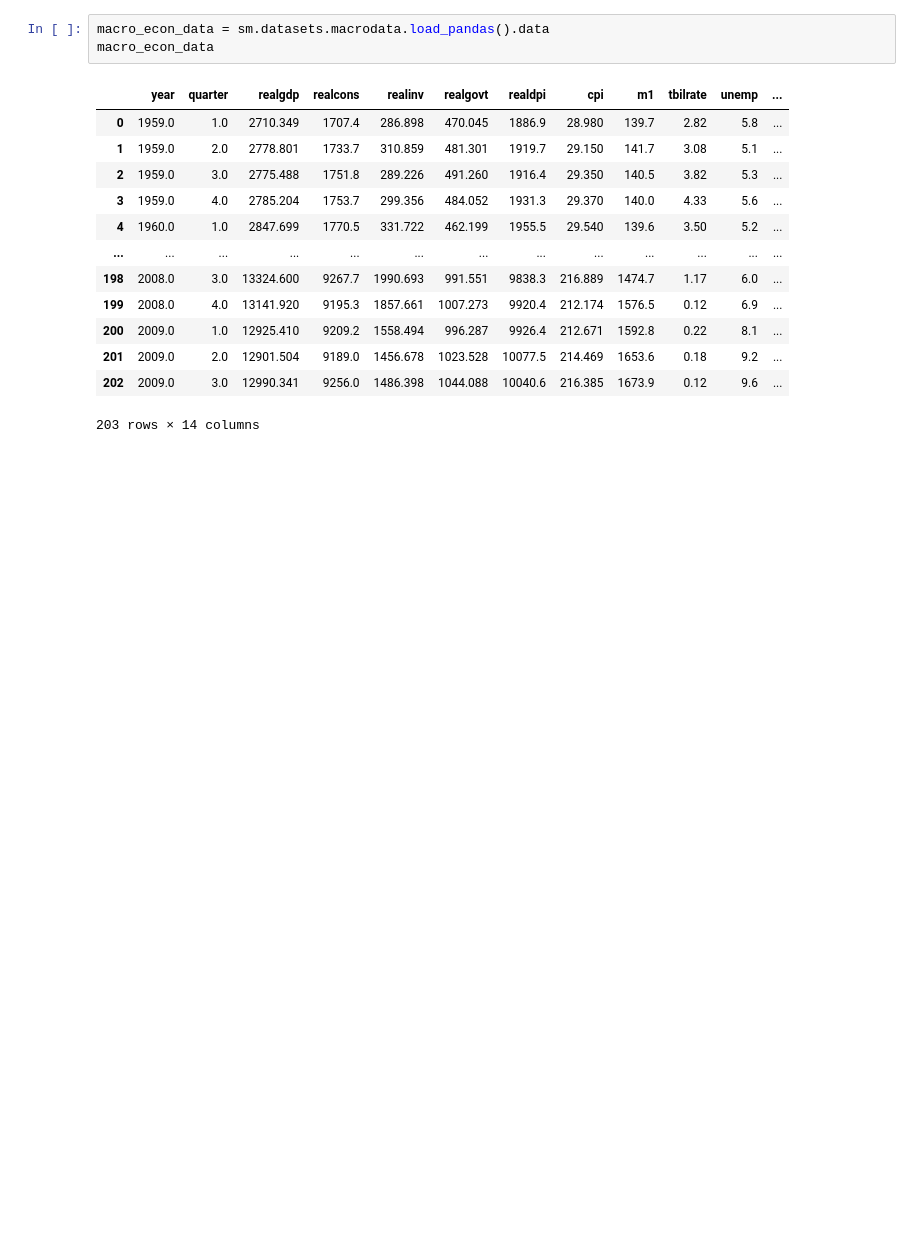
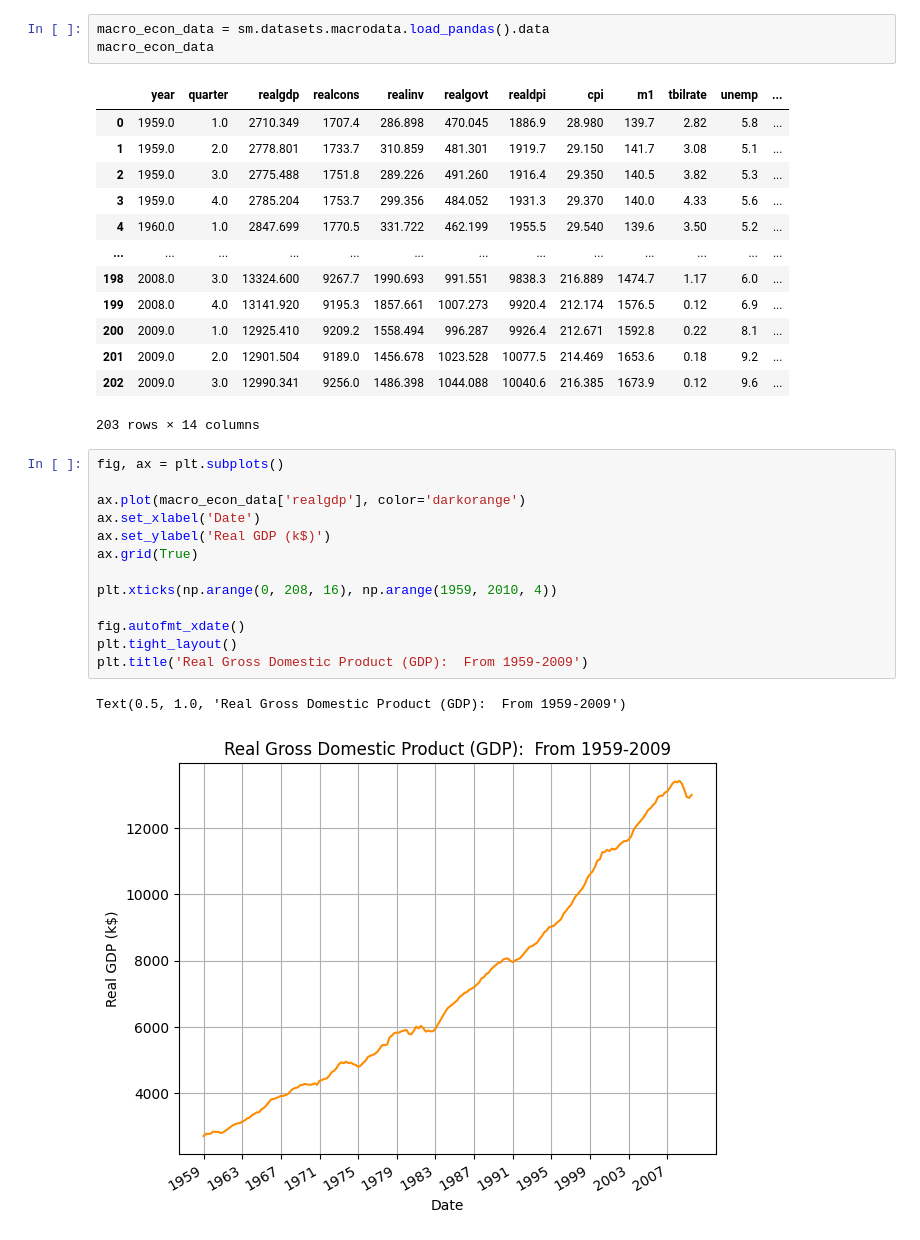
Before and after one commit to joakor89/Time_series_in_python, a Jupyter notebook: chap_9/SARIMAX_ext_var.ipynb, the cells around one changed output. Drawn from its saved outputs; the diff is of its cells as text; blank space fills up the shorter version.

```diff
--- a/chap_9/SARIMAX_ext_var.ipynb
+++ b/chap_9/SARIMAX_ext_var.ipynb
@@ -55,3 +55,19 @@ macro_econ_data
 | 201 | 2009.0 | 2.0 | 12901.504 | 9189.0 | 1456.678 | 1023.528 | 10077.5 | 214.469 | 1653.6 | 0.18 | 9.2 | ... |
 | 202 | 2009.0 | 3.0 | 12990.341 | 9256.0 | 1486.398 | 1044.088 | 10040.6 | 216.385 | 1673.9 | 0.12 | 9.6 | ... |
 203 rows × 14 columns
+# %%
+fig, ax = plt.subplots()
+
+ax.plot(macro_econ_data['realgdp'], color='darkorange')
+ax.set_xlabel('Date')
+ax.set_ylabel('Real GDP (k$)')
+ax.grid(True)
+
+plt.xticks(np.arange(0, 208, 16), np.arange(1959, 2010, 4))
+
+fig.autofmt_xdate()
+plt.tight_layout()
+plt.title('Real Gross Domestic Product (GDP):  From 1959-2009')
+# %% [output]
+Text(0.5, 1.0, 'Real Gross Domestic Product (GDP):  From 1959-2009')
+[figure, added]
```
Also changed, not shown: parts of 28 cells of this notebook.
